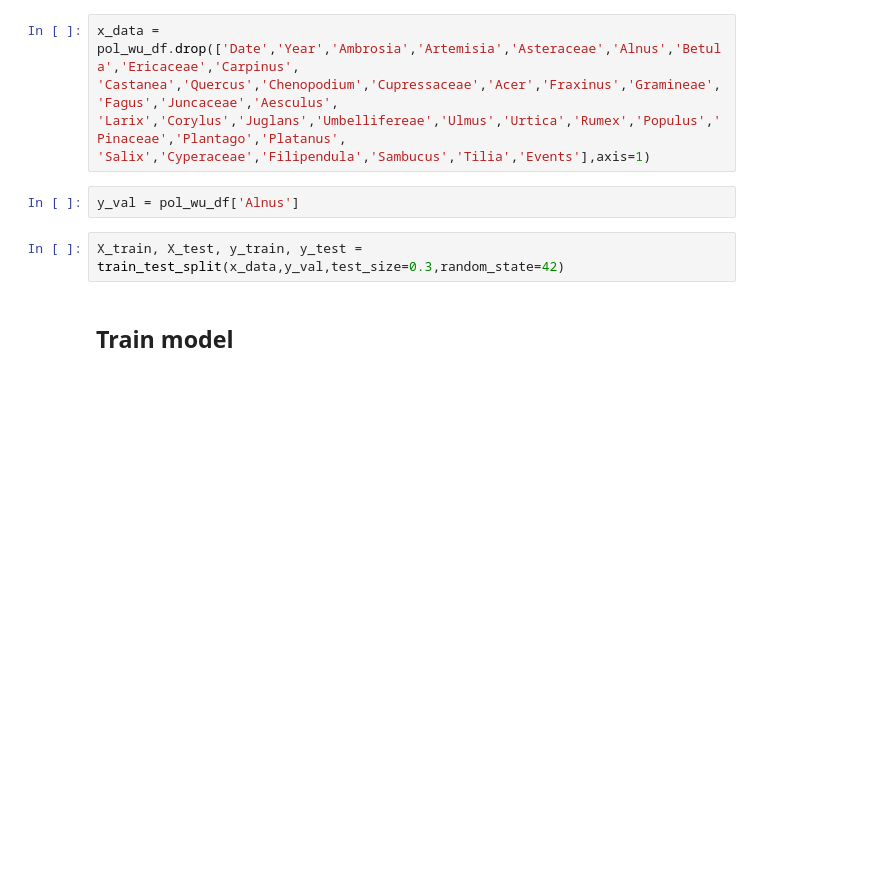
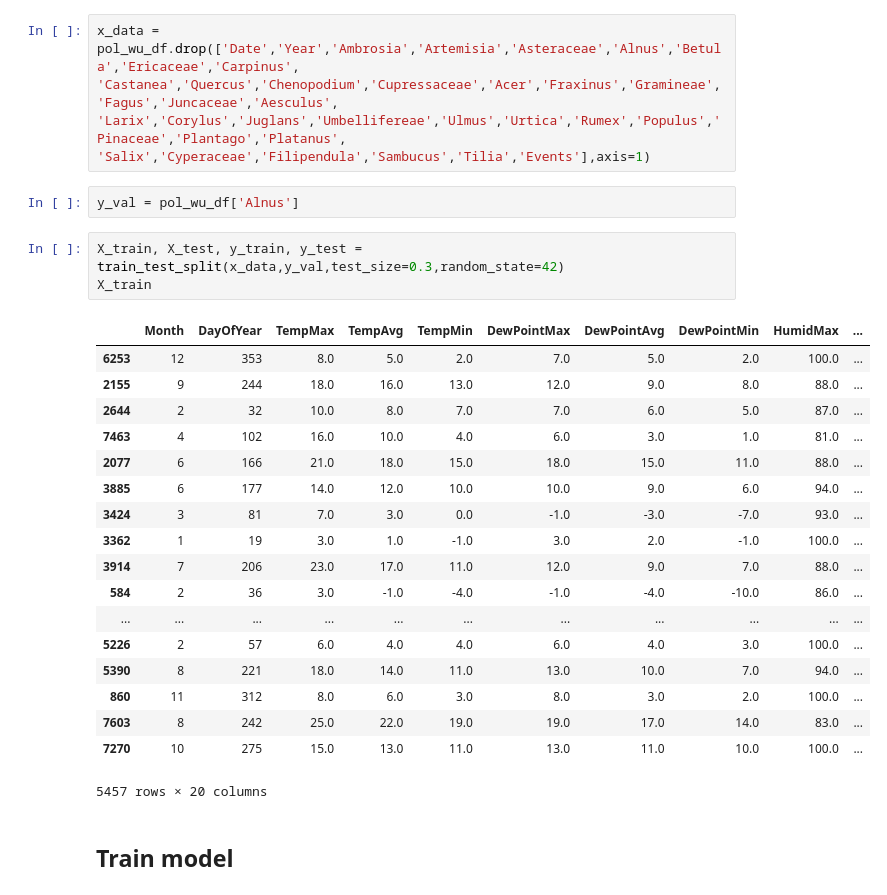
Before and after one commit to bsisic/PolnPy, a Jupyter notebook: train/PolnPyRandomForest.ipynb, the cells around one changed output. Drawn from its saved outputs; the diff is of its cells as text; blank space fills up the shorter version.

```diff
--- a/train/PolnPyRandomForest.ipynb
+++ b/train/PolnPyRandomForest.ipynb
@@ -36,6 +44,26 @@ x_data = pol_wu_df.drop(['Date','Year','Ambrosia','Artemisia','Asteraceae','Alnu
 y_val = pol_wu_df['Alnus']
 # %%
 X_train, X_test, y_train, y_test = train_test_split(x_data,y_val,test_size=0.3,random_state=42)
+X_train
+# %% [output]
+|  | Month | DayOfYear | TempMax | TempAvg | TempMin | DewPointMax | DewPointAvg | DewPointMin | HumidMax | ... |
+| 6253 | 12 | 353 | 8.0 | 5.0 | 2.0 | 7.0 | 5.0 | 2.0 | 100.0 | ... |
+| 2155 | 9 | 244 | 18.0 | 16.0 | 13.0 | 12.0 | 9.0 | 8.0 | 88.0 | ... |
+| 2644 | 2 | 32 | 10.0 | 8.0 | 7.0 | 7.0 | 6.0 | 5.0 | 87.0 | ... |
+| 7463 | 4 | 102 | 16.0 | 10.0 | 4.0 | 6.0 | 3.0 | 1.0 | 81.0 | ... |
+| 2077 | 6 | 166 | 21.0 | 18.0 | 15.0 | 18.0 | 15.0 | 11.0 | 88.0 | ... |
+| 3885 | 6 | 177 | 14.0 | 12.0 | 10.0 | 10.0 | 9.0 | 6.0 | 94.0 | ... |
+| 3424 | 3 | 81 | 7.0 | 3.0 | 0.0 | -1.0 | -3.0 | -7.0 | 93.0 | ... |
+| 3362 | 1 | 19 | 3.0 | 1.0 | -1.0 | 3.0 | 2.0 | -1.0 | 100.0 | ... |
+| 3914 | 7 | 206 | 23.0 | 17.0 | 11.0 | 12.0 | 9.0 | 7.0 | 88.0 | ... |
+| 584 | 2 | 36 | 3.0 | -1.0 | -4.0 | -1.0 | -4.0 | -10.0 | 86.0 | ... |
+| ... | ... | ... | ... | ... | ... | ... | ... | ... | ... | ... |
+| 5226 | 2 | 57 | 6.0 | 4.0 | 4.0 | 6.0 | 4.0 | 3.0 | 100.0 | ... |
+| 5390 | 8 | 221 | 18.0 | 14.0 | 11.0 | 13.0 | 10.0 | 7.0 | 94.0 | ... |
+| 860 | 11 | 312 | 8.0 | 6.0 | 3.0 | 8.0 | 3.0 | 2.0 | 100.0 | ... |
+| 7603 | 8 | 242 | 25.0 | 22.0 | 19.0 | 19.0 | 17.0 | 14.0 | 83.0 | ... |
+| 7270 | 10 | 275 | 15.0 | 13.0 | 11.0 | 13.0 | 11.0 | 10.0 | 100.0 | ... |
+5457 rows × 20 columns
 # %% [markdown]
 ## Train model
 # %%
```
Also changed, not shown: parts of 4 cells of this notebook, 7 other files.
